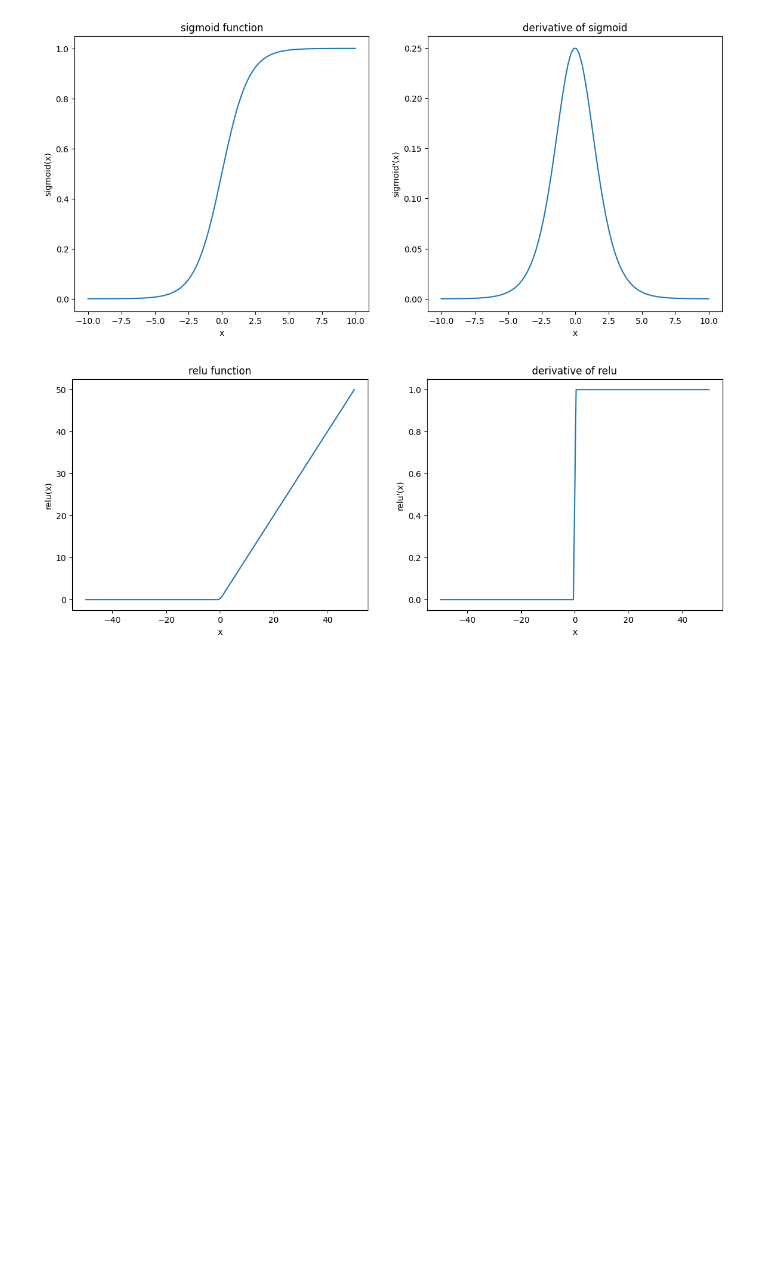
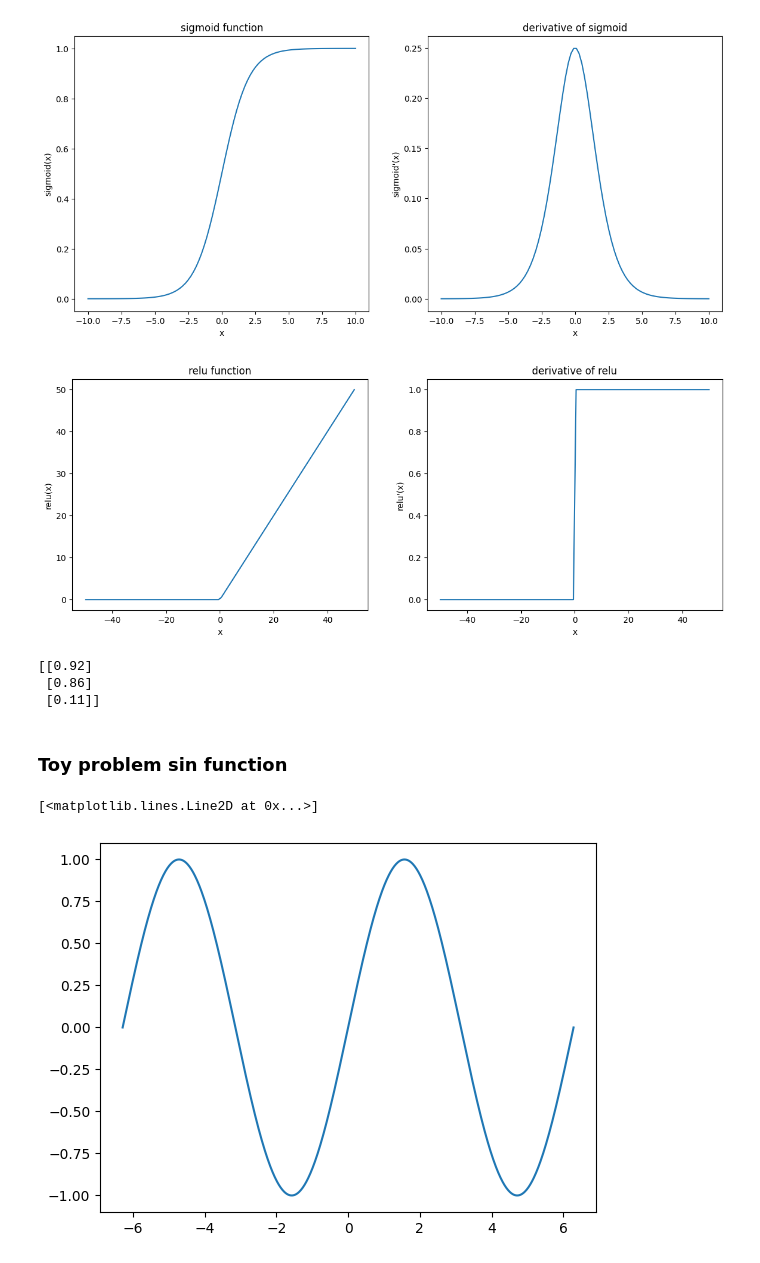
Before and after one commit to kvschaitanya/Building-an-ANN-using-Backpropagation-from-scratch, a Jupyter notebook: Layer.ipynb, the cells around one changed output. Cells and saved outputs as stored; diff of their text form; code cells hidden in the pictures; blank space fills up the shorter version.

```diff
--- a/Layer.ipynb
+++ b/Layer.ipynb
@@ -72,0 +83,22 @@ plt.show()
+# %%
+X = numpy.array(([2, 9], [1, 5], [3, 6]), dtype=float)
+y = numpy.array(([92], [86], [11]), dtype=float)
+
+# scale units
+X = X/numpy.amax(X, axis=0) #maximum of X array
+y = y/100 # maximum test score is 100
+nn.fit(X, y, epochs = 10000, learning_rate = 1)
+nn.predict(X)
+# %% [output]
+[[0.92]
+ [0.86]
+ [0.11]]
+# %% [markdown]
+### Toy problem sin function
+# %%
+X = np.linspace(-2 * np.pi, 2 * np.pi, 1000).reshape((-1, 1))
+y = np.sin(X)
+plt.plot(X[:, 0], y[:, 0])
+# %% [output]
+[<matplotlib.lines.Line2D at 0x...>]
+[figure, added]
```
Also changed, not shown: parts of 4 cells of this notebook, 4 other files.
